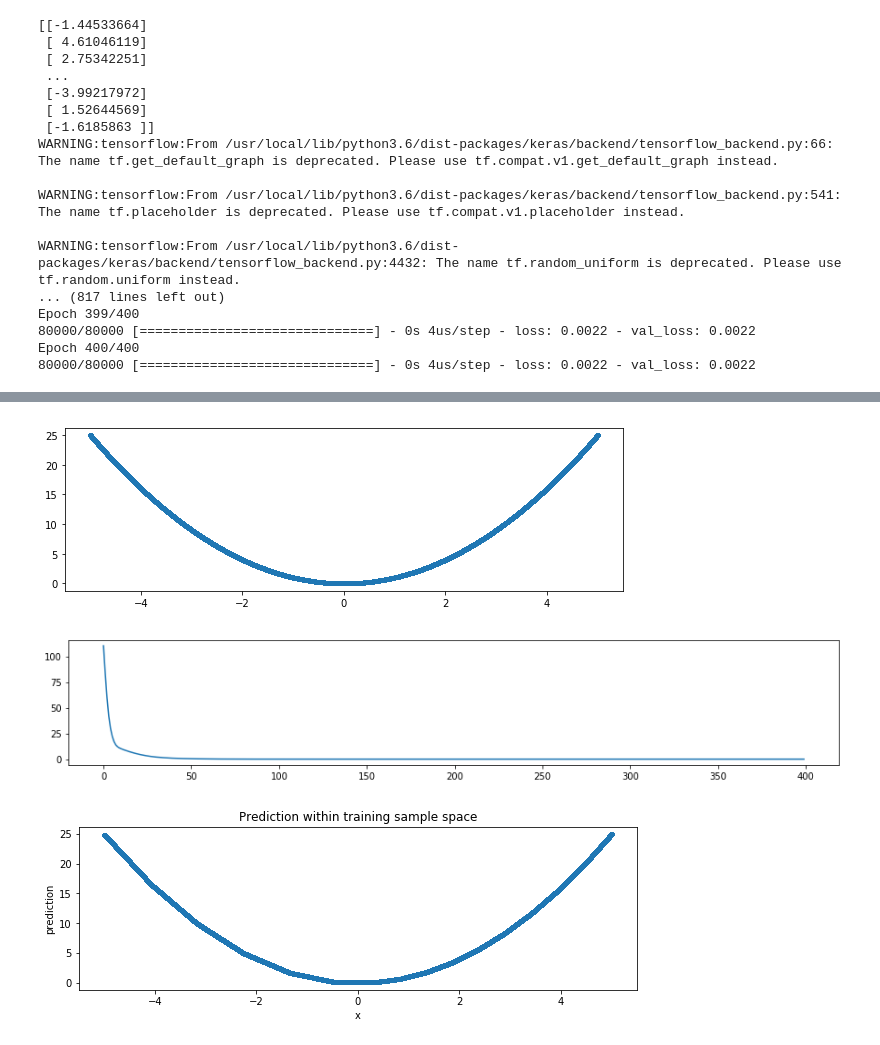
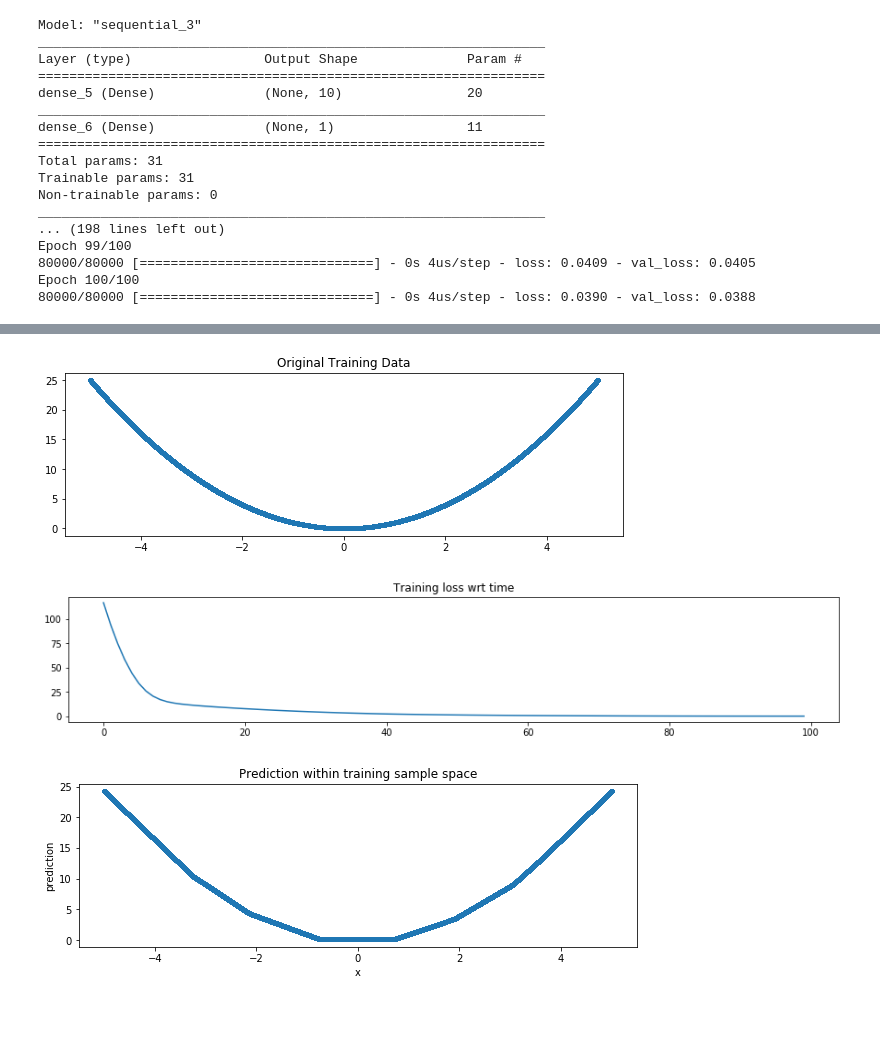
Before and after one commit to tseth92/NeuralNet_Square, a Jupyter notebook: neural_network_square.ipynb, the cells around one changed output, grey strips where cells are left out. Cells and saved outputs as stored; diff of their text form; code cells hidden in the pictures; blank space fills up the shorter version.

```diff
--- a/neural_network_square.ipynb
+++ b/neural_network_square.ipynb
@@ -13,10 +11,12 @@ Using TensorFlow backend.
 # %%
 '''configurations for neural net'''
 # change these values to experiment
-n_samples = 100000 # number of samples between 0 and mid_range
-epochs = 400
-batch_size = 1000
-mid_range = 10 # range within which data is required
+n_samples = 100000   # number of samples between 0 and mid_range
+epochs = 100         # number of times the full data trains the network params
+batch_size = 1000    # the amount of data which goes into the network at once
+mid_range_train = 10 # range within which data is required
+mid_range_test = 20  # range outside of trained dataset. -10 to +10
+num_neurons = 10     # number of neurons required in middle layer
 # %%
 '''creates random samples of n_samples rows which are between 0 to 1.
 mid_range decides the range under which the samples will be created.'''
@@ -32,7 +32,7 @@ def get_data(n_samples, mid_range):
 adam optimizer'''
 def get_model():
   model = Sequential()
-  model.add(Dense(20, input_shape=(1,), activation='relu'))
+  model.add(Dense(num_neurons, input_shape=(1,), activation='relu'))
   model.add(Dense(1))
   print(model.summary())
   model.compile(loss='mse', optimizer='adam')
@@ -46,20 +46,19 @@ def train_model(X, y, model, epochs, batch_size):
                verbose=1)
   pp.figure(figsize=(15,2.5))
   pp.plot(h.history['loss'])
+  pp.title('Training loss wrt time')
   return model
 # %%
 ''' predict the model for X(training data) and or X2 which is outside
 the training dataset'''
-def predict_model():
+def predict_model(X, X2):
   pred = model.predict(X)
-  mid_range = 20
-  X2 = np.random.random((n_samples,1))*mid_range-(mid_range/2)
+
   pred2 = model.predict(X2)
 
   # uncomment below code to observe the expected and actual values
   # in the form (inputData, expectedOutputData, predictedOutputData, difference)
 
-  #pred2 = model.predict([-6])
   #for i,j in zip(X, pred):
   #  print(i,i*i,j, j-(i*i))
   pp.figure(figsize=(10,3))
@@ -75,35 +74,37 @@ def predict_model():
   pp.title('Prediction outside training sample space')
 # %%
 if __name__ == '__main__' :
-  X,y = get_data(n_samples, mid_range)
+  X_train,y_train = get_data(n_samples, mid_range_train)
+  X_test,y_test = get_data(n_samples, mid_range_test)
   model = get_model()
   pp.figure(figsize=(10,3))
-  pp.plot(X,y,'.')
-  model = train_model(X, y, model, epochs, batch_size)
-  predict_model()
+  pp.plot(X_train, y_train,'.')
+  pp.title('Original Training Data')
+  model = train_model(X_train, y_train, model, epochs, batch_size)
+  predict_model(X_train, X_test)
   # below is audio which will fireup(literally :D) when the training and
   #prediction completes
   display(Audio(url='https://sound.peal.io/ps/audios/000/000/537/ \
                 original/woo_vu_luvub_dub_dub.wav', autoplay=True))
 # %% [output]
-[[-1.44533664]
- [ 4.61046119]
- [ 2.75342251]
- ...
- [-3.99217972]
- [ 1.52644569]
- [-1.6185863 ]]
-WARNING:tensorflow:From /usr/local/lib/python3.6/dist-packages/keras/backend/tensorflow_backend.py:66: The name tf.get_default_graph is deprecated. Please use tf.compat.v1.get_default_graph instead.
-
-WARNING:tensorflow:From /usr/local/lib/python3.6/dist-packages/keras/backend/tensorflow_backend.py:541: The name tf.placeholder is deprecated. Please use tf.compat.v1.placeholder instead.
-
-WARNING:tensorflow:From /usr/local/lib/python3.6/dist-packages/keras/backend/tensorflow_backend.py:4432: The name tf.random_uniform is deprecated. Please use tf.random.uniform instead.
-... (817 lines left out)
-Epoch 399/400
-80000/80000 [==============================] - 0s 4us/step - loss: 0.0022 - val_loss: 0.0022
-Epoch 400/400
-80000/80000 [==============================] - 0s 4us/step - loss: 0.0022 - val_loss: 0.0022
+Model: "sequential_3"
+_________________________________________________________________
+Layer (type)                 Output Shape              Param #
+=================================================================
+dense_5 (Dense)              (None, 10)                20
+_________________________________________________________________
+dense_6 (Dense)              (None, 1)                 11
+=================================================================
+Total params: 31
+Trainable params: 31
+Non-trainable params: 0
+_________________________________________________________________
+... (198 lines left out)
+Epoch 99/100
+80000/80000 [==============================] - 0s 4us/step - loss: 0.0409 - val_loss: 0.0405
+Epoch 100/100
+80000/80000 [==============================] - 0s 4us/step - loss: 0.0390 - val_loss: 0.0388
 [interactive output not drawn]
-[figure, old version]
+[figure, new version]
-[figure, old version]
+[figure, new version]
-[figure, old version]
+[figure, new version]
```
Also changed, not shown: parts of 2 cells of this notebook.
